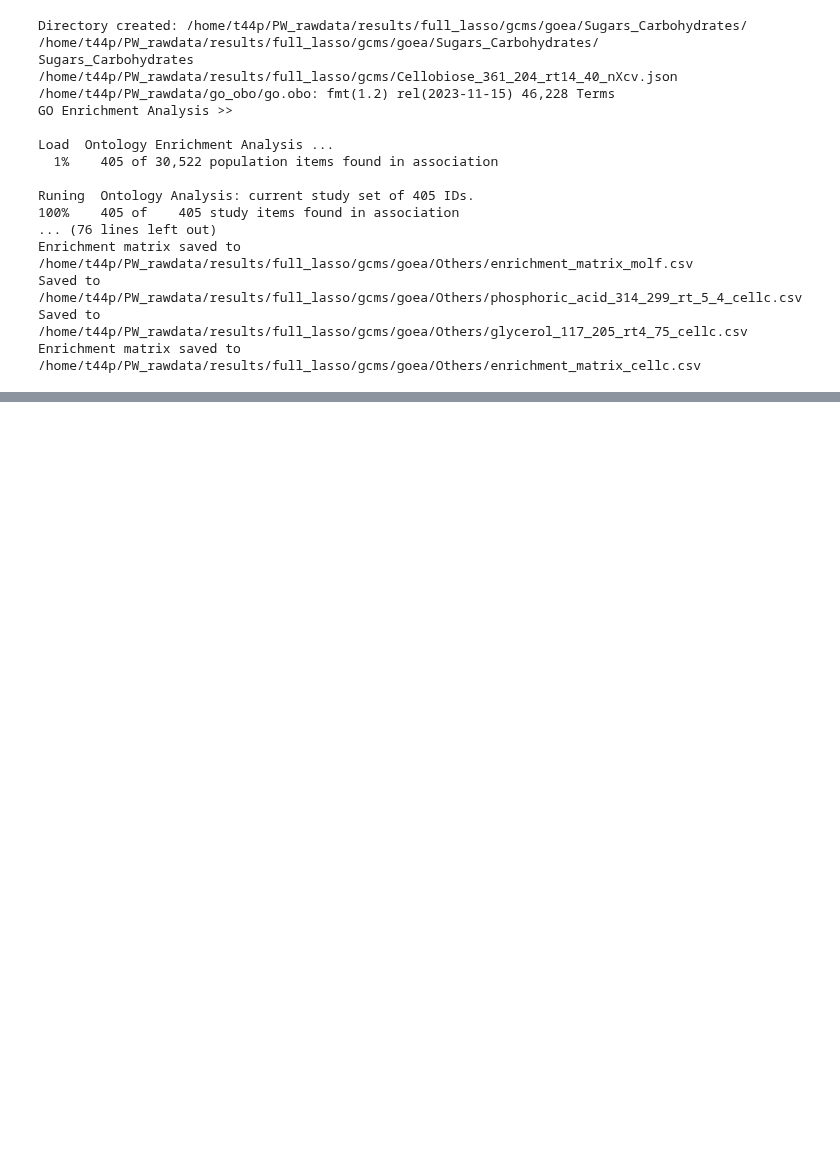
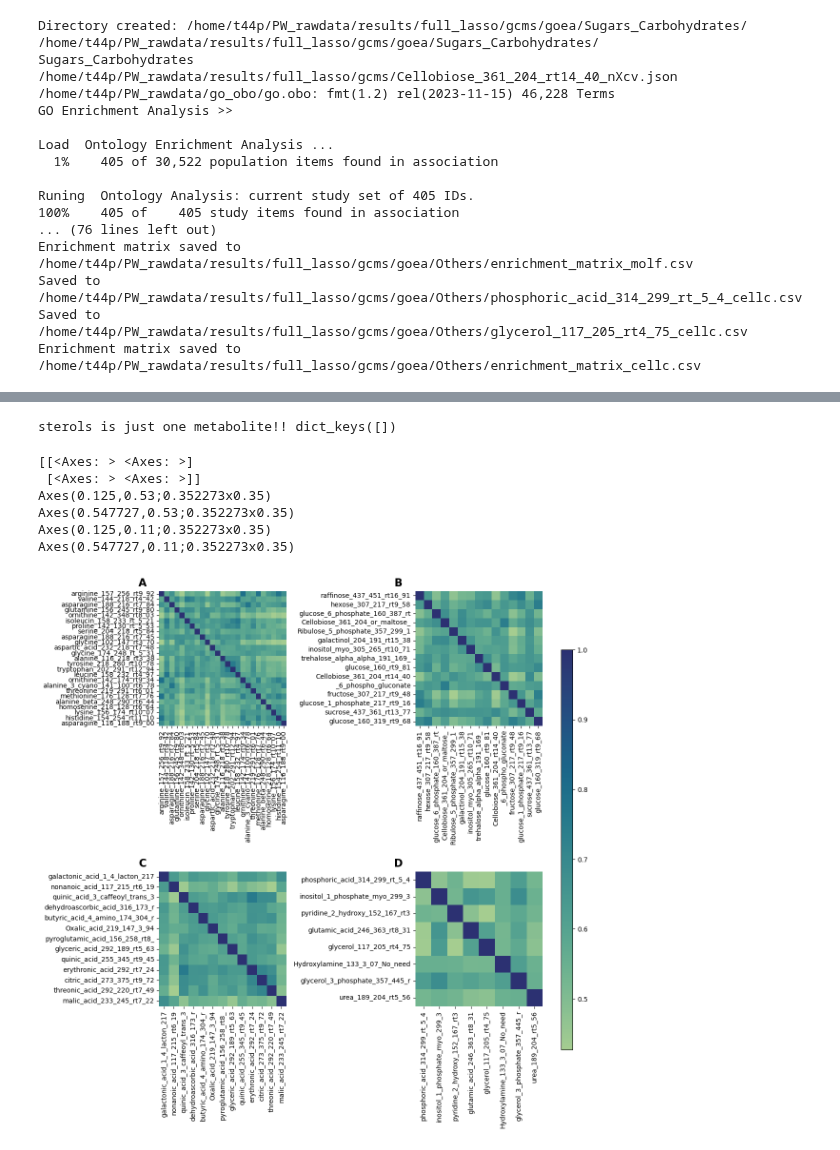
Before and after one commit to Yawkward/x.elegans, a Jupyter notebook: lasso_full_goea.ipynb, the cells around one changed output, grey strips where cells are left out. Drawn from its saved outputs; the diff is of its cells as text; code cells hidden in the pictures; blank space fills up the shorter version.

Commit message:
plottin GCMS heatmaps, on Jaccard

```diff
--- a/lasso_full_goea.ipynb
+++ b/lasso_full_goea.ipynb
@@ -852,0 +897,53 @@ Enrichment matrix saved to /home/t44p/PW_rawdata/results/full_lasso/gcms/goea/Ot
+# %%
+aa_derivates = pw_jaccard_index("/home/t44p/PW_rawdata/results/full_lasso/gcms/goea/Amino_Acids_and_Derivatives/enrichment_matrix_molf.csv", plot=False)
+sugar_carb = pw_jaccard_index("/home/t44p/PW_rawdata/results/full_lasso/gcms/goea/Sugars_Carbohydrates/enrichment_matrix_molf.csv", plot=False)
+nuc_and_deriv = pw_jaccard_index("/home/t44p/PW_rawdata/results/full_lasso/gcms/goea/Nucleotides_and_Derivatives/enrichment_matrix_molf.csv", plot=False)
+vit_cofact = pw_jaccard_index("/home/t44p/PW_rawdata/results/full_lasso/gcms/goea/Vitamins_and_Cofactors/enrichment_matrix_molf.csv", plot=False)
+org_acids = pw_jaccard_index("/home/t44p/PW_rawdata/results/full_lasso/gcms/goea/Organic_Acids/enrichment_matrix_molf.csv", plot=False)
+amine_amids = pw_jaccard_index("/home/t44p/PW_rawdata/results/full_lasso/gcms/goea/Amines_Amides/enrichment_matrix_molf.csv", plot=False)
+sterols  = pw_jaccard_index("/home/t44p/PW_rawdata/results/full_lasso/gcms/goea/Sterols/enrichment_matrix_molf.csv", plot=False)
+other = pw_jaccard_index("/home/t44p/PW_rawdata/results/full_lasso/gcms/goea/Others/enrichment_matrix_molf.csv", plot=False)
+# %%
+dictionaries = [aa_derivates, sugar_carb, org_acids, other]
+dictionaries2 = [amine_amids, nuc_and_deriv, vit_cofact]
+
+print(f"sterols is just one metabolite!! {sterols.keys() }")
+# %% [output]
+sterols is just one metabolite!! dict_keys([])
+# %%
+def generate_heatmap(jaccard_indices, ax, plot_values=False):
+    metabolites = list(set([met for pair in jaccard_indices.keys() for met in pair]))
+    jaccard_matrix = pd.DataFrame(index=metabolites, columns=metabolites, data=1)
+
+    for (met1, met2), index in jaccard_indices.items():
+        jaccard_matrix.at[met1, met2] = index
+        jaccard_matrix.at[met2, met1] = index
+
+    sns.heatmap(jaccard_matrix, annot=plot_values, cmap='crest', ax=ax, cbar=False)
+# %%
+# Create a 2x2 grid of subplots
+fig, axes = plt.subplots(2, 2, figsize=(12, 12))  # Adjust size as needed
+print(axes)
+
+# descriptions for each subplot
+descriptions = ["A", "B", "C", "D"]
+
+# iterate over dictionaries, axes, and descriptions to generate heatmaps
+for ax, jaccard_indices, desc in zip(axes.flatten(), dictionaries, descriptions):
+    print(ax)
+    generate_heatmap(jaccard_indices, ax)
+    ax.text(-0.1, 1.1, desc, transform=ax.transAxes, fontsize=16, fontweight='bold', va='top', ha='right')
+# Create a colorbar axis
+cbar_ax = fig.add_axes([0.92, 0.15, 0.02, 0.7])  # position of the colorbar
+# Generate a colorbar using the last heatmap colormap
+plt.colorbar(axes[0, 0].collections[0], cax=cbar_ax)
+plt.tight_layout(rect=[0, 0, 0.9, 1])  # Adjust the rect to fit the colorbar
+plt.show()
+# %% [output]
+[[<Axes: > <Axes: >]
+ [<Axes: > <Axes: >]]
+Axes(0.125,0.53;0.352273x0.35)
+Axes(0.547727,0.53;0.352273x0.35)
+Axes(0.125,0.11;0.352273x0.35)
+Axes(0.547727,0.11;0.352273x0.35)
+[figure, added]
```
Also changed, not shown: parts of 9 cells of this notebook.
